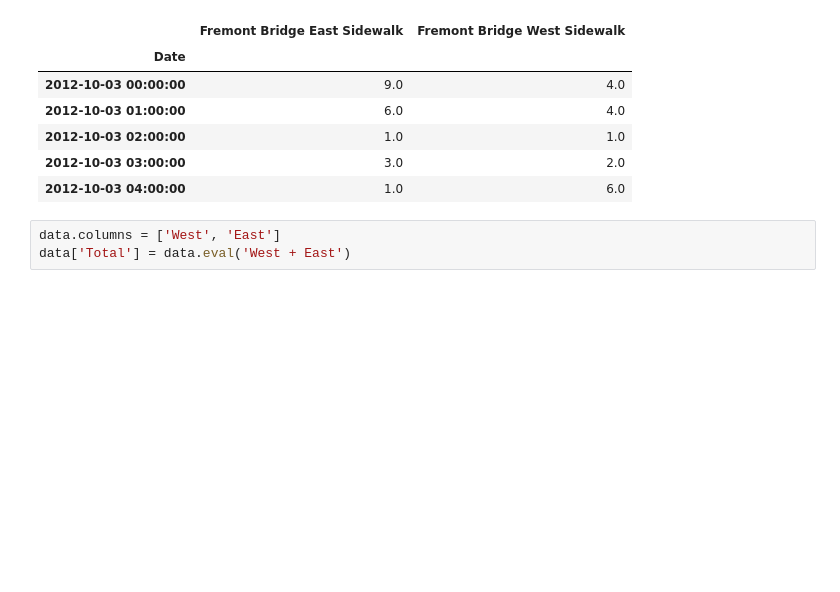
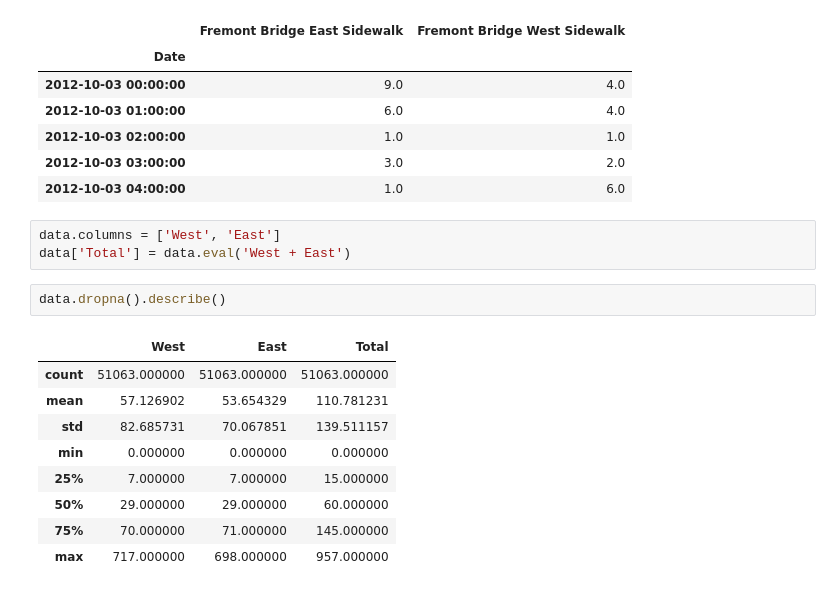
Before and after one commit to birromer/pdsh, a Jupyter notebook: pandas-time-series.ipynb, the cells around one changed output. Drawn from its saved outputs; the diff is of its cells as text; blank space fills up the shorter version.

```diff
--- a/pandas-time-series.ipynb
+++ b/pandas-time-series.ipynb
@@ -171,3 +171,15 @@ data.head()
 # %%
 data.columns = ['West', 'East']
 data['Total'] = data.eval('West + East')
+# %%
+data.dropna().describe()
+# %% [output]
+|  | West | East | Total |
+| count | 51063.000000 | 51063.000000 | 51063.000000 |
+| mean | 57.126902 | 53.654329 | 110.781231 |
+| std | 82.685731 | 70.067851 | 139.511157 |
+| min | 0.000000 | 0.000000 | 0.000000 |
+| 25% | 7.000000 | 7.000000 | 15.000000 |
+| 50% | 29.000000 | 29.000000 | 60.000000 |
+| 75% | 70.000000 | 71.000000 | 145.000000 |
+| max | 717.000000 | 698.000000 | 957.000000 |
```
Also changed, not shown: parts of 2 cells of this notebook.
